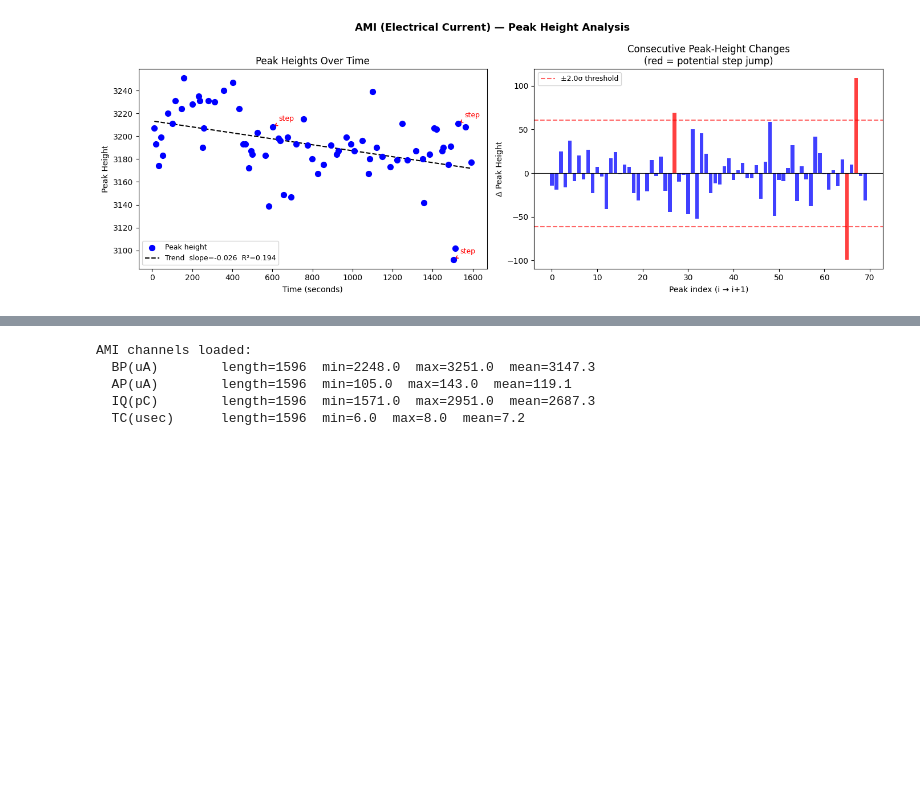
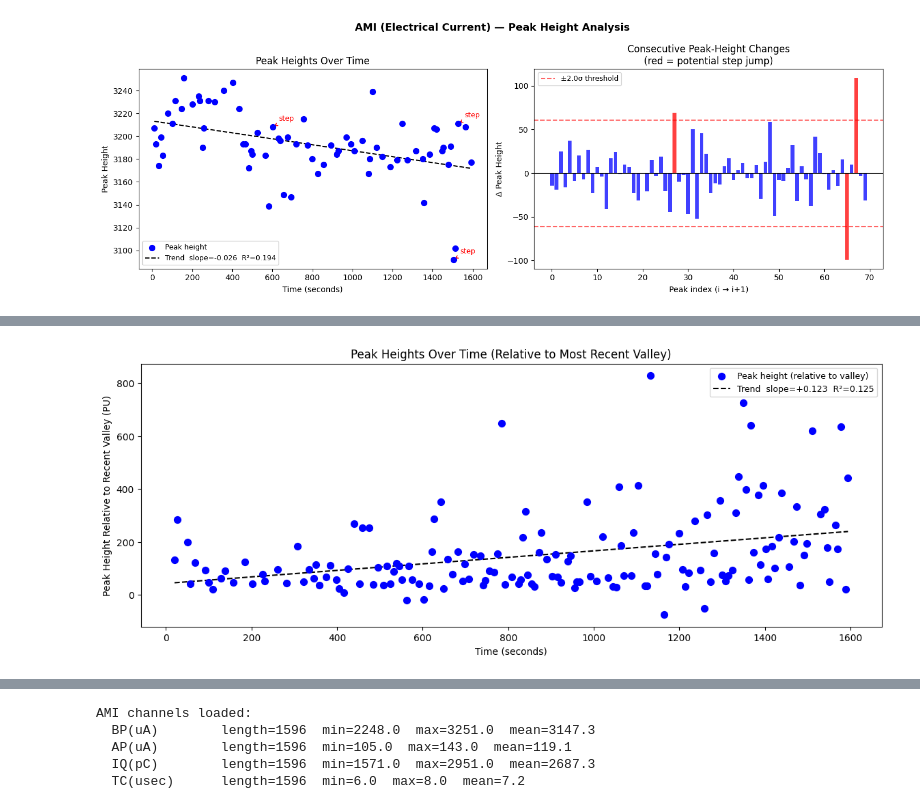
Before and after one commit to williamma621/lin_lab_website, a Jupyter notebook: analysis.ipynb, the cells around one changed output, grey strips where cells are left out. Cells and saved outputs as stored; diff of their text form; code cells hidden in the pictures; blank space fills up the shorter version.

```diff
--- a/analysis.ipynb
+++ b/analysis.ipynb
@@ -228,7 +254,20 @@ def analyze_peak_trend(peak_times, peak_heights, signal_name, color):
         print(f"  => Statistically significant {direction} trend (p < 0.05)")
     else:
         print(f"  => No significant trend detected (p >= 0.05)")
-
+    axL.scatter(peak_times, peak_heights, color=color, s=50, zorder=5, label='Peak height')
+    trend = slope * peak_times + intercept
+    axL.plot(peak_times, trend, 'k--', linewidth=1.5,
+             label=f'Trend  slope={slope:+.3f}  R²={r_val**2:.3f}')
+    # Mark step transitions on the scatter plot
+    for si in step_indices:
+        axL.annotate('step', xy=(peak_times[si + 1], peak_heights[si + 1]),
+                     xytext=(8, 8), textcoords='offset points',
+                     color='red', fontsize=9,
+                     arrowprops=dict(arrowstyle='->', color='red'))
+    axL.set_xlabel("Time (seconds)")
+    axL.set_ylabel("Peak Height")
+    axL.set_title("Peak Heights Over Time")
+    axL.legend(fontsize=9)
 
     # Smooth vs. step-like
     diffs = np.diff(peak_heights)          # change from one peak to the next
@@ -328,3 +367,80 @@ analyze_peak_trend(ami_peak_times, ami_peak_heights, "AMI (Electrical Current)",
      t=1491s → t=1503s : 3191.0 → 3092.0 (Δ=-99.0,  z=-3.2)
      t=1511s → t=1526s : 3102.0 → 3211.0 (Δ=+109.0,  z=+3.6)
 [figure]
+# %%
+def analyze_peak_trend(peak_times, peak_heights, valley_times, valley_heights, signal_name, color):
+
+    if len(peak_times) < 3:
+        print(f"{signal_name}: Not enough peaks to analyze trend (need >= 3).")
+        return
+
+    # Calculate relative peak heights (peak height minus most recent valley height)
+    relative_heights = []
+    valid_peak_indices = []
+
+    for i, peak_time in enumerate(peak_times):
+        # Find most recent valley before this peak
+        recent_valleys = valley_times[valley_times < peak_time]
+        if len(recent_valleys) > 0:
+            most_recent_valley_time = recent_valleys[-1]
+            most_recent_valley_idx = np.where(valley_times == most_recent_valley_time)[0][0]
+            most_recent_valley_height = valley_heights[most_recent_valley_idx]
+
+            relative_height = peak_heights[i] - most_recent_valley_height
+            relative_heights.append(relative_height)
+            valid_peak_indices.append(i)
+
+    if len(relative_heights) < 3:
+        print(f"{signal_name}: Not enough valid peak-valley pairs to analyze trend (need >= 3).")
+        return
+
+    # Use only peaks with valid valley references
+    valid_peak_times = peak_times[valid_peak_indices]
+    valid_peak_heights = np.array(relative_heights)
+
+    # Linear regression on relative heights
+    slope, intercept, r_val, p_val, _ = linregress(valid_peak_times, valid_peak_heights)
+
+    print(f"\n{'=' * 55}")
+    print(f"  {signal_name} — Peak Height Trend (Relative to Most Recent Valley)")
+    print(f"{'=' * 55}")
+    print(f"  Slope:    {slope:+.4f} units/second  ({slope * 60:+.3f} units/min)")
+    print(f"  R²:       {r_val**2:.4f}")
+    print(f"  p-value:  {p_val:.4e}")
+    if p_val < 0.05:
+        direction = "INCREASING" if slope > 0 else "DECREASING"
+        print(f"  => Statistically significant {direction} trend (p < 0.05)")
+    else:
+        print(f"  => No significant trend detected (p >= 0.05)")
+    fig, (axL) = plt.subplots(1, 1, figsize=(14, 5))
+    # Plot relative heights
+    axL.scatter(valid_peak_times, valid_peak_heights, color=color, s=50, zorder=5,
+                label='Peak height (relative to valley)')
+    trend = slope * valid_peak_times + intercept
+    axL.plot(valid_peak_times, trend, 'k--', linewidth=1.5,
+             label=f'Trend  slope={slope:+.3f}  R²={r_val**2:.3f}')
+
+    # Mark step transitions if step_indices exists (you'll need to pass this or define globally)
+    # Note: You'll need to adjust step_indices to match the filtered valid_peak_indices
+    # For simplicity, I'm commenting this out - you can adapt if needed
+    # for si in step_indices:
+    #     if si + 1 in valid_peak_indices:
+    #         axL.annotate('step', xy=(valid_peak_times[valid_peak_indices.index(si + 1)],
+    #                                  valid_peak_heights[valid_peak_indices.index(si + 1)]),
+    #                      xytext=(8, 8), textcoords='offset points',
+    #                      color='red', fontsize=9,
+    #                      arrowprops=dict(arrowstyle='->', color='red'))
+
+    axL.set_xlabel("Time (seconds)")
+    axL.set_ylabel("Peak Height Relative to Recent Valley (PU)")
+    axL.set_title("Peak Heights Over Time (Relative to Most Recent Valley)")
+    axL.legend(fontsize=9)
+
+# Updated function call (now includes valley_times and valley_heights)
+analyze_peak_trend(ldf_peak_times, ldf_peak_heights,
+                   ldf_valley_times, ldf_valley_heights,
+                   "LDF (Blood Flow)", "blue")
+analyze_peak_trend(ami_peak_times, ami_peak_heights,
+                   ami_valley_times, ami_valley_heights,
+                   "AMI (Electric Flow)", "red")
+# %% [output]
@@ -330,0 +462 @@ analyze_peak_trend(ami_peak_times, ami_peak_heights, "AMI (Electrical Current)",
+[figure, added]
```
Also changed, not shown: parts of 2 cells of this notebook.
